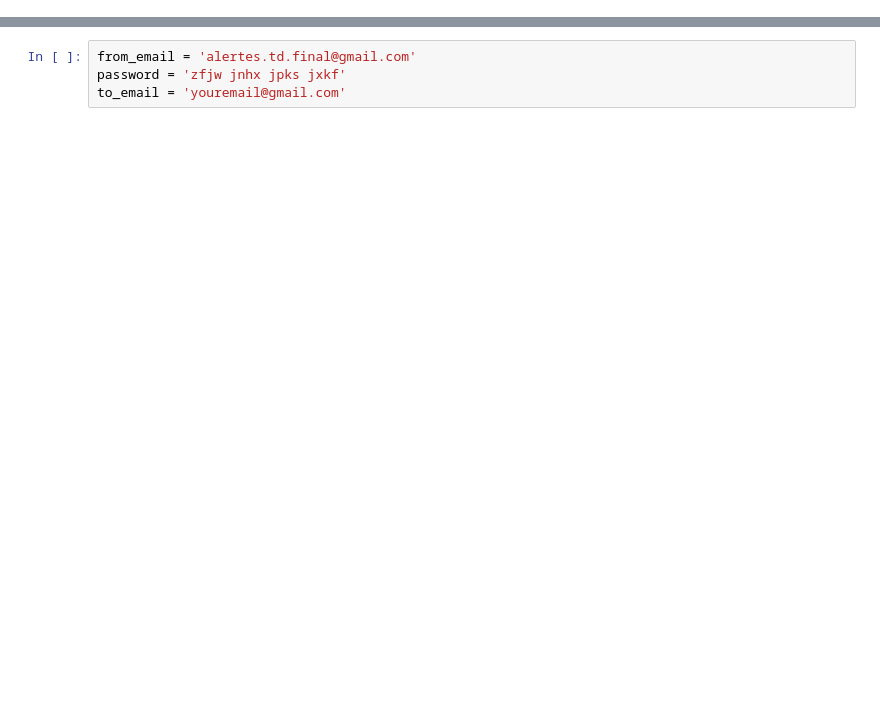
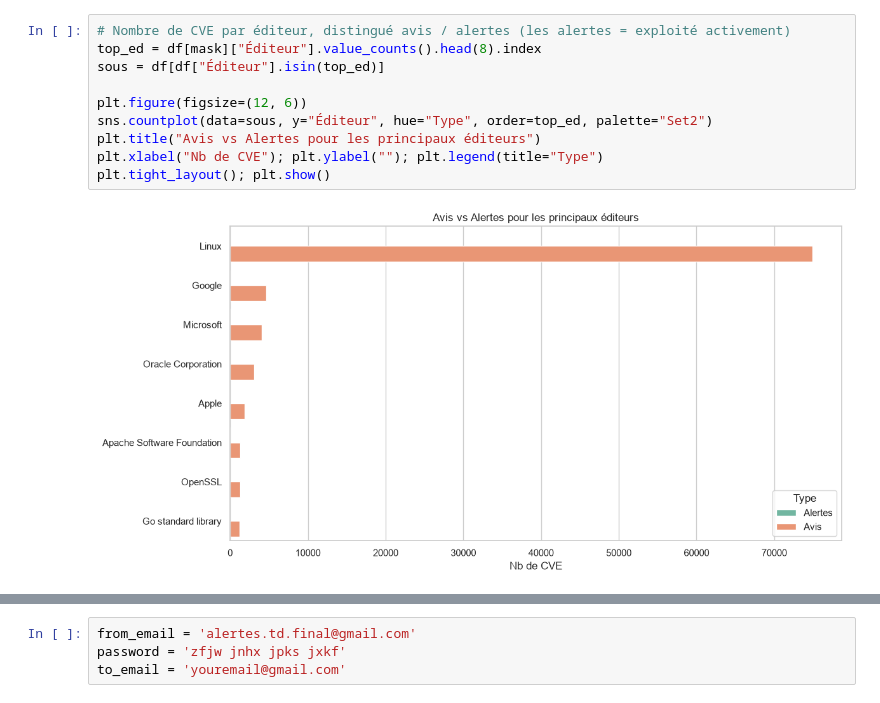
Before and after one commit to VictorTaillefer/TDfinal, a Jupyter notebook: dataset_use.ipynb, the cells around one changed output, grey strips where cells are left out. Cells and saved outputs as stored; diff of their text form; blank space fills up the shorter version.

```diff
--- a/dataset_use.ipynb
+++ b/dataset_use.ipynb
@@ -116,0 +93,12 @@ Validation du modèle :
+# %%
+# Nombre de CVE par éditeur, distingué avis / alertes (les alertes = exploité activement)
+top_ed = df[mask]["Éditeur"].value_counts().head(8).index
+sous = df[df["Éditeur"].isin(top_ed)]
+
+plt.figure(figsize=(12, 6))
+sns.countplot(data=sous, y="Éditeur", hue="Type", order=top_ed, palette="Set2")
+plt.title("Avis vs Alertes pour les principaux éditeurs")
+plt.xlabel("Nb de CVE"); plt.ylabel(""); plt.legend(title="Type")
+plt.tight_layout(); plt.show()
+# %% [output]
+[figure, added]
```
Also changed, not shown: parts of 21 cells of this notebook.
